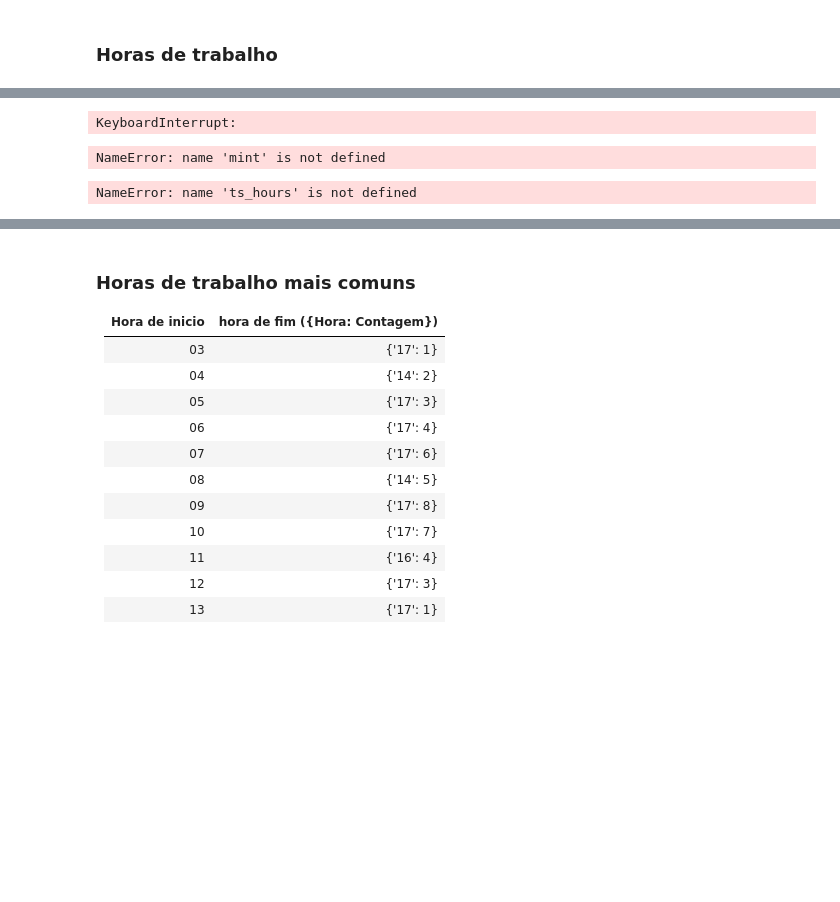
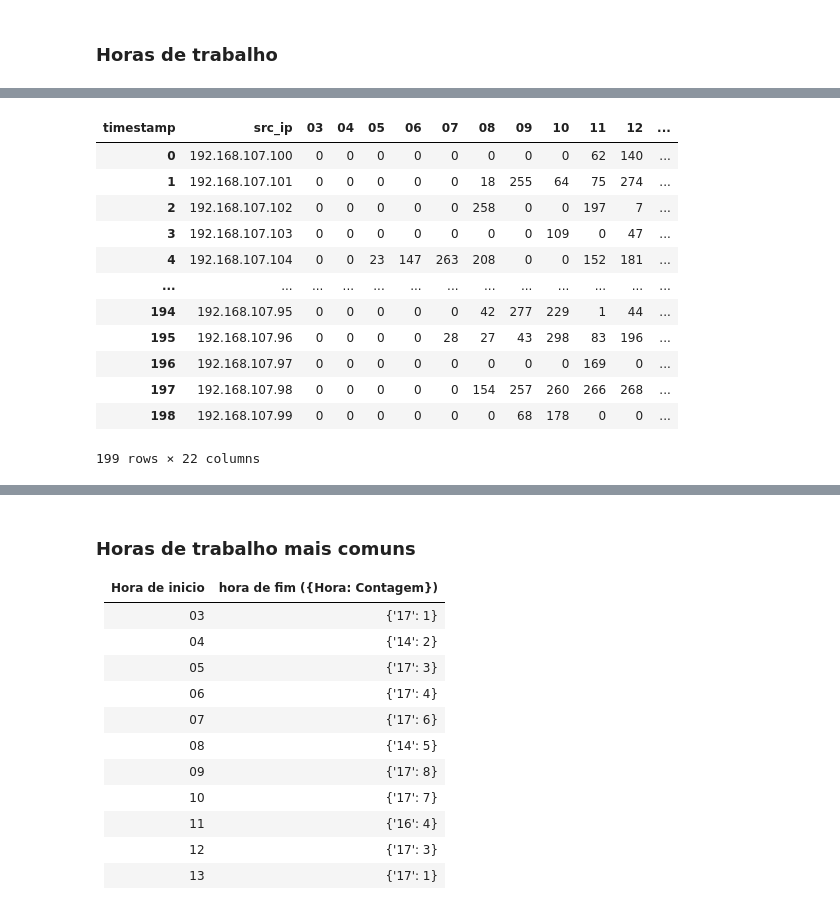
Before and after one commit to Pedro-Lopes-Frisson/srcp2, a Jupyter notebook: DataNormal.ipynb, the cells around one changed output, grey strips where cells are left out. Saved outputs shown, nothing was run; the diff lists cells and outputs as text; code cells hidden in the pictures; blank space fills up the shorter version.

```diff
--- a/DataNormal.ipynb
+++ b/DataNormal.ipynb
@@ -153,4 +210,20 @@ maxt = private_dst_normal.copy()
 # %%
-maxt["timestamp"] = maxt["timestamp"].apply(ts_to_hour)
-maxt = private_dst_normal.groupby("src_ip")["timestamp"].value_counts().unstack(fill_value=0)
+
+times_cnt = maxt.groupby("src_ip")["timestamp"].value_counts().unstack(fill_value=0).reset_index()
+# %%
+times_cnt
+# %% [output]
+| timestamp | src_ip | 03 | 04 | 05 | 06 | 07 | 08 | 09 | 10 | 11 | 12 | ... |
+| 0 | 192.168.107.100 | 0 | 0 | 0 | 0 | 0 | 0 | 0 | 0 | 62 | 140 | ... |
+| 1 | 192.168.107.101 | 0 | 0 | 0 | 0 | 0 | 18 | 255 | 64 | 75 | 274 | ... |
+| 2 | 192.168.107.102 | 0 | 0 | 0 | 0 | 0 | 258 | 0 | 0 | 197 | 7 | ... |
+| 3 | 192.168.107.103 | 0 | 0 | 0 | 0 | 0 | 0 | 0 | 109 | 0 | 47 | ... |
+| 4 | 192.168.107.104 | 0 | 0 | 23 | 147 | 263 | 208 | 0 | 0 | 152 | 181 | ... |
+| ... | ... | ... | ... | ... | ... | ... | ... | ... | ... | ... | ... | ... |
+| 194 | 192.168.107.95 | 0 | 0 | 0 | 0 | 0 | 42 | 277 | 229 | 1 | 44 | ... |
+| 195 | 192.168.107.96 | 0 | 0 | 0 | 0 | 28 | 27 | 43 | 298 | 83 | 196 | ... |
+| 196 | 192.168.107.97 | 0 | 0 | 0 | 0 | 0 | 0 | 0 | 0 | 169 | 0 | ... |
+| 197 | 192.168.107.98 | 0 | 0 | 0 | 0 | 0 | 154 | 257 | 260 | 266 | 268 | ... |
+| 198 | 192.168.107.99 | 0 | 0 | 0 | 0 | 0 | 0 | 68 | 178 | 0 | 0 | ... |
+199 rows × 22 columns
 # %%
@@ -158,13 +232 @@ maxt = private_dst_normal.groupby("src_ip")["timestamp"].value_counts().unstack(
-# %%
-maxt.head()
-# %% [output]
-KeyboardInterrupt:
-# %%
-ts_hours = pd.merge(mint, maxt, on="src_ip",suffixes=("_mint","_maxt"))
-# %% [output]
-NameError: name 'mint' is not defined
-# %%
-ts_hours.head()
-# %% [output]
-NameError: name 'ts_hours' is not defined
 # %%
```
Also changed, not shown: parts of 11 cells of this notebook, 4 other files.
